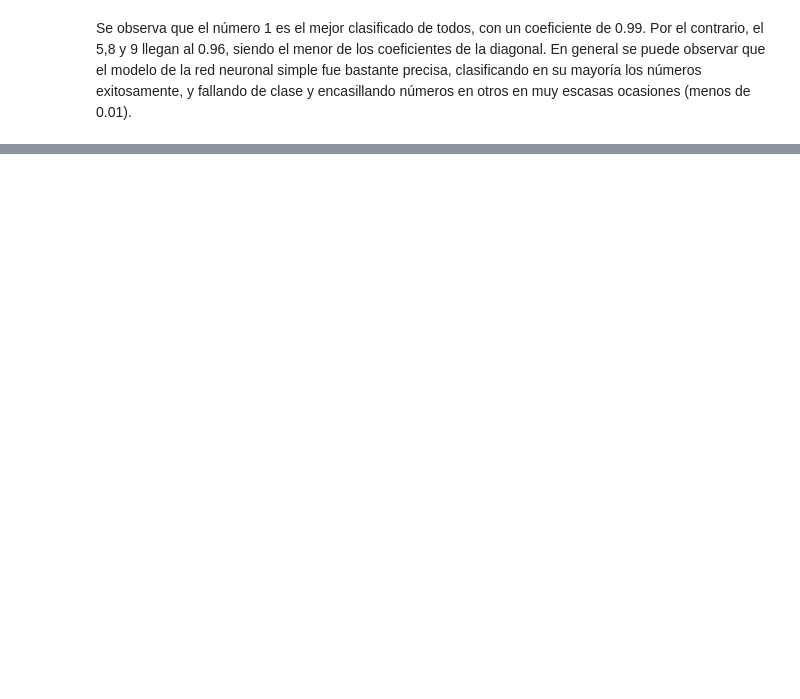
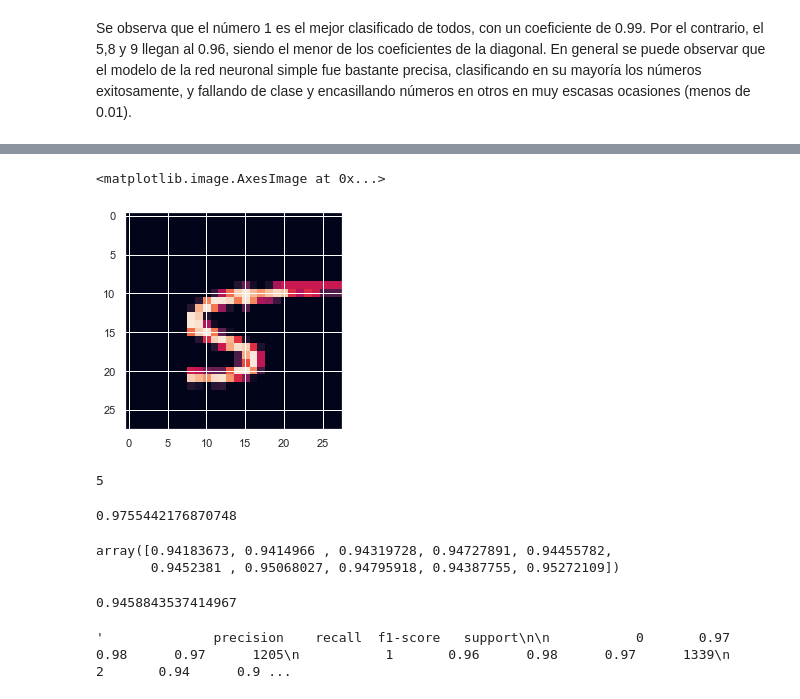
Before and after one commit to AndresQuinto5/HT3-DS, a Jupyter notebook: Lab3.ipynb, the cells around one changed output, grey strips where cells are left out. Drawn from its saved outputs; the diff is of its cells as text; code cells hidden in the pictures; blank space fills up the shorter version.

```diff
--- a/Lab3.ipynb
+++ b/Lab3.ipynb
@@ -184,0 +330,13 @@ Se observa que el número 1 es el mejor clasificado de todos, con un coeficiente
+# %%
+df = pd.read_csv("train.csv")
+x = df.to_numpy()[0:,1:].reshape(len(df),28,28,1)
+y = df.label.to_numpy()
+image = x[244]
+plt.imshow(image.squeeze())
+# %% [output]
+<matplotlib.image.AxesImage at 0x...>
+[figure, added]
+# %%
+y[244]
+# %% [output]
+5
@@ -184,0 +355,14 @@ Se observa que el número 1 es el mejor clasificado de todos, con un coeficiente
+# %%
+forest.score(x_train, y_train)
+# %% [output]
+0.9755442176870748
+# %%
+scores = model_selection.cross_val_score(forest, x_train, y_train, scoring = 'accuracy', cv = 10, n_jobs = -1)
+scores
+# %% [output]
+array([0.94183673, 0.9414966 , 0.94319728, 0.94727891, 0.94455782,
+       0.9452381 , 0.95068027, 0.94795918, 0.94387755, 0.95272109])
+# %%
+scores.mean()
+# %% [output]
+0.9458843537414967
@@ -184,0 +371,4 @@ Se observa que el número 1 es el mejor clasificado de todos, con un coeficiente
+# %%
+metrics.classification_report(y_test,forest_)
+# %% [output]
+'              precision    recall  f1-score   support\n\n           0       0.97      0.98      0.97      1205\n           1       0.96      0.98      0.97      1339\n           2       0.94      0.9 ...
```
Also changed, not shown: parts of 45 cells of this notebook.
